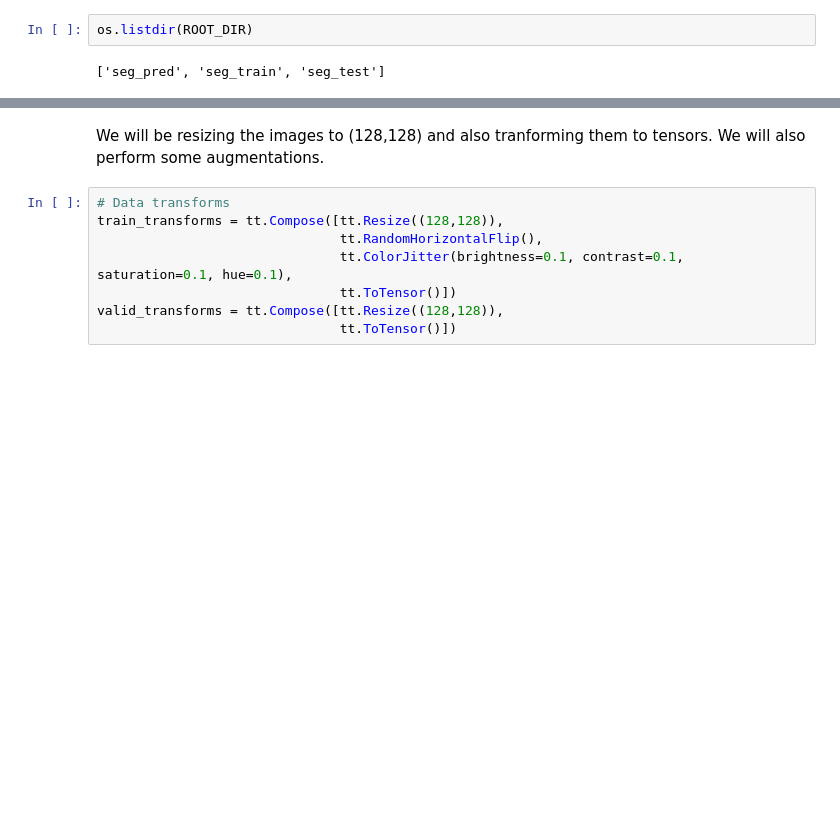
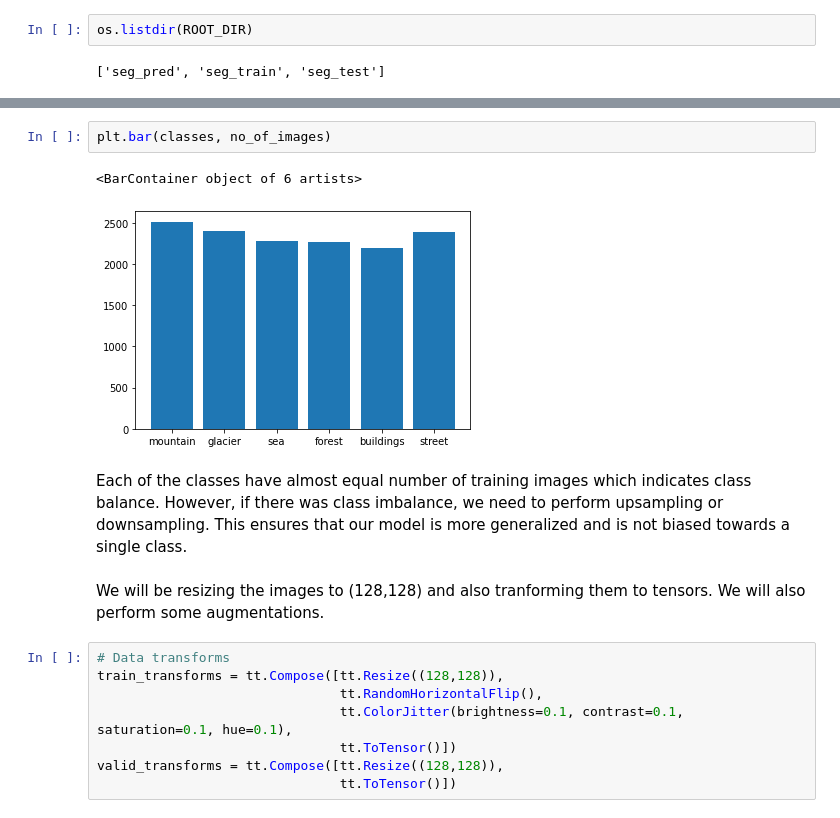
Before and after one commit to Lavanyask03/intelimage, a Jupyter notebook: course-project.ipynb, the cells around one changed output, grey strips where cells are left out. Saved outputs shown, nothing was run; the diff lists cells and outputs as text; blank space fills up the shorter version.

```diff
--- a/course-project.ipynb
+++ b/course-project.ipynb
@@ -146,3 +157,10 @@ Okay after having a look at the dataset, we can observe that:
+# %%
+plt.bar(classes, no_of_images)
+# %% [output]
+<BarContainer object of 6 artists>
+[figure, added]
+# %% [markdown]
+Each of the classes have almost equal number of training images which indicates class balance. However, if there was class imbalance, we need to perform upsampling or downsampling. This ensures that our model is more generalized and is not biased towards a single class.
 # %% [markdown]
 We will be resizing the images to (128,128) and also tranforming them to tensors. We will also perform some augmentations.
 # %%
```
Also changed, not shown: parts of 18 cells of this notebook.
